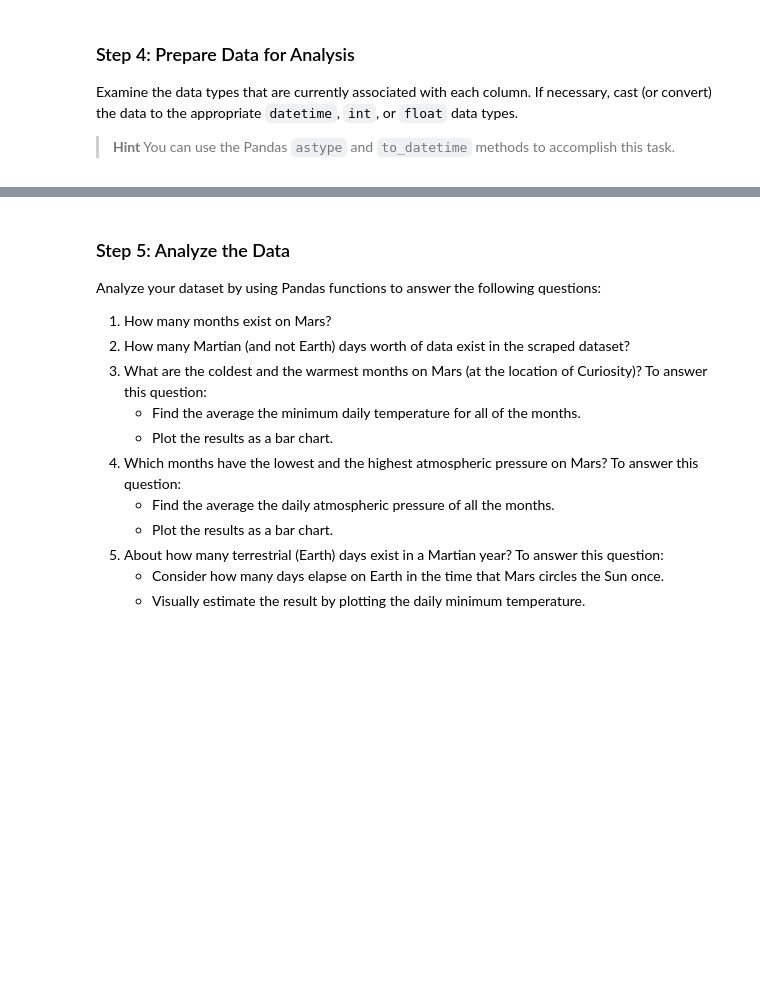
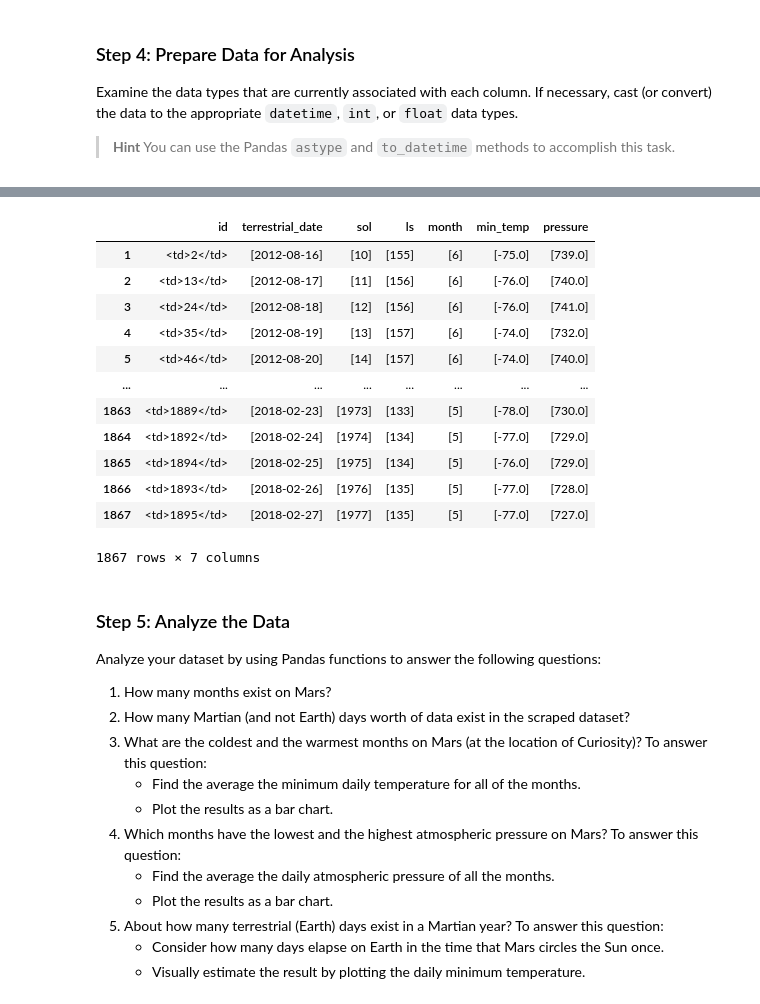
Before and after one commit to bexlev/module-11, a Jupyter notebook: part_2_mars_weatherRL.ipynb, the cells around one changed output, grey strips where cells are left out. Cells and saved outputs as stored; diff of their text form; code cells hidden in the pictures; blank space fills up the shorter version.

```diff
--- a/part_2_mars_weatherRL.ipynb
+++ b/part_2_mars_weatherRL.ipynb
@@ -70,5 +190,22 @@ Examine the data types that are currently associated with each column. If necess
 # %%
 # Change data types for data analysis
+mars_fact_df['id'] = mars_fact_df['id'].astype(str)
+mars_fact_df
+#need to rempove <td>
+# %% [output]
+|  | id | terrestrial_date | sol | ls | month | min_temp | pressure |
+| 1 | <td>2</td> | [2012-08-16] | [10] | [155] | [6] | [-75.0] | [739.0] |
+| 2 | <td>13</td> | [2012-08-17] | [11] | [156] | [6] | [-76.0] | [740.0] |
+| 3 | <td>24</td> | [2012-08-18] | [12] | [156] | [6] | [-76.0] | [741.0] |
+| 4 | <td>35</td> | [2012-08-19] | [13] | [157] | [6] | [-74.0] | [732.0] |
+| 5 | <td>46</td> | [2012-08-20] | [14] | [157] | [6] | [-74.0] | [740.0] |
+| ... | ... | ... | ... | ... | ... | ... | ... |
+| 1863 | <td>1889</td> | [2018-02-23] | [1973] | [133] | [5] | [-78.0] | [730.0] |
+| 1864 | <td>1892</td> | [2018-02-24] | [1974] | [134] | [5] | [-77.0] | [729.0] |
+| 1865 | <td>1894</td> | [2018-02-25] | [1975] | [134] | [5] | [-76.0] | [729.0] |
+| 1866 | <td>1893</td> | [2018-02-26] | [1976] | [135] | [5] | [-77.0] | [728.0] |
+| 1867 | <td>1895</td> | [2018-02-27] | [1977] | [135] | [5] | [-77.0] | [727.0] |
+1867 rows × 7 columns
 # %%
 # Confirm type changes were successful by examining data types again
 # %% [markdown]
```
Also changed, not shown: parts of 10 cells of this notebook, 2 other files.
